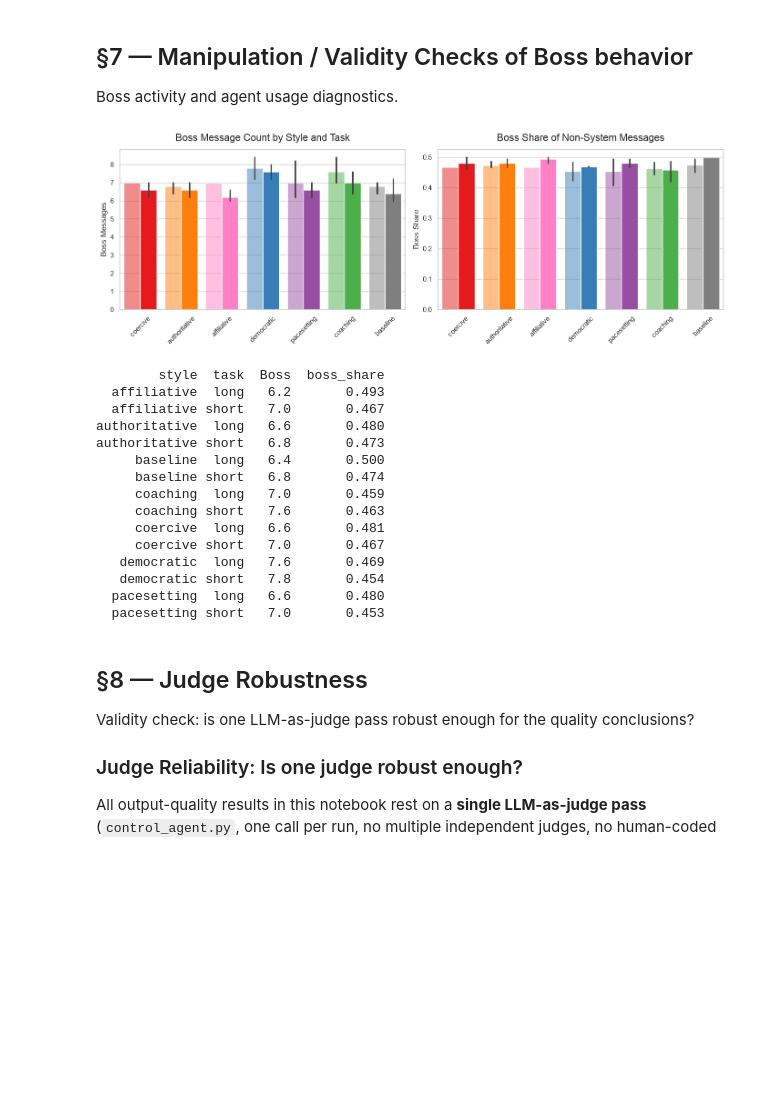
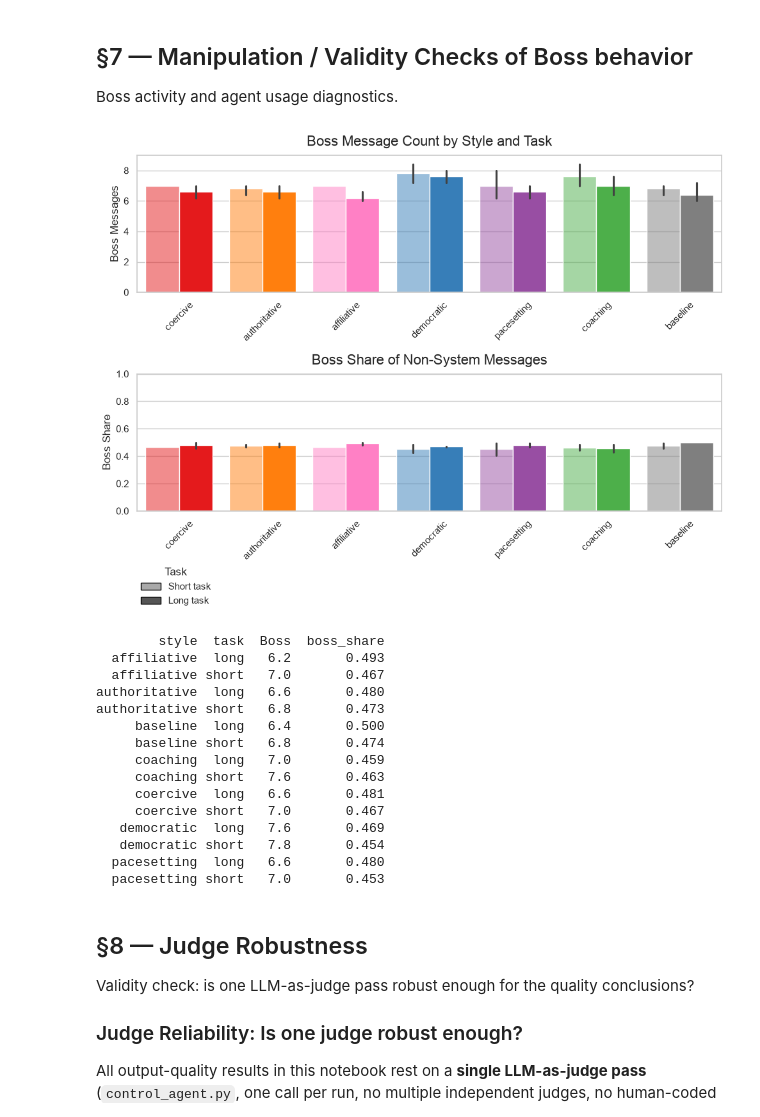
Before and after one commit to helenavioletta/MAS_leadershipstyles, a Jupyter notebook: notebooks/02_validation_check.ipynb, the cells around one changed output. Cells and saved outputs as stored; diff of their text form; code cells hidden in the pictures; blank space fills up the shorter version.

```diff
--- a/notebooks/02_validation_check.ipynb
+++ b/notebooks/02_validation_check.ipynb
@@ -865,0 +882,29 @@ As expected: warm styles (affiliative, coaching) cluster here.
+# %%
+# Identical raw survey scores by style and task
+ident_rows = []
+for style in STYLE_ORDER:
+    for task in ['short', 'long']:
+        subset = df_surv_diag[(df_surv_diag['style'] == style) & (df_surv_diag['task'] == task)]
+        n = len(subset)
+        identical = subset['identical_raw'].sum()
+        pct = (identical / n * 100) if n > 0 else 0
+        ident_rows.append({
+            'style': style,
+            'task': task,
+            'n': n,
+            'identical_runs': identical,
+            'pct': round(pct, 1),
+        })
+
+df_ident_raw = pd.DataFrame(ident_rows)
+print('Identical raw q1–q6 scores by style and task:')
+print(df_ident_raw.to_string(index=False))
+
+overall_ident = df_surv_diag['identical_raw'].sum()
+overall_n = len(df_surv_diag)
+overall_pct = overall_ident / overall_n * 100
+print(f'\nOverall: {overall_ident}/{overall_n} ({overall_pct:.1f}%)')
+
+# Export to CSV
+df_ident_raw.to_csv(TABLES_DIR / '02_identical_raw_scores.csv', index=False)
+print(f'✅ Exported to {TABLES_DIR / "02_identical_raw_scores.csv"}')
@@ -1994,35 +2180,41 @@ for c in non_system:
     if c not in df_pivot.columns:
         df_pivot[c] = 0
 df_pivot['non_system_total'] = df_pivot[non_system].sum(axis=1)
 df_pivot['boss_share'] = df_pivot['Boss'] / df_pivot['non_system_total']
 
-fig, axes = plt.subplots(1, 2, figsize=(14, 5))
+fig, axes = plt.subplots(2, 1, figsize=(10, 7))
+
 sns.barplot(data=df_pivot, x='style', y='Boss', hue='task',
             order=STYLE_ORDER, ax=axes[0], legend=False, hue_order=['short', 'long'])
 color_style_task_bars(axes[0])
 
 axes[0].set_title('Boss Message Count by Style and Task', size=16, y=1.03)
 axes[0].set_ylabel('Boss Messages')
 axes[0].set_xlabel('')
+axes[0].set_ylim(0.0, 9.0)
 axes[0].tick_params(axis='x', rotation=45)
 
 sns.barplot(data=df_pivot, x='style', y='boss_share', hue='task',
             order=STYLE_ORDER, ax=axes[1], legend=False, hue_order=['short', 'long'])
 color_style_task_bars(axes[1])
 
 axes[1].set_title('Boss Share of Non-System Messages', size=16, y=1.03)
 axes[1].set_ylabel('Boss Share')
 axes[1].set_xlabel('')
+axes[1].set_ylim(0.0, 1.0)
 axes[1].tick_params(axis='x', rotation=45)
+
+add_short_long_legend(fig=fig, loc='upper right', bbox_to_anchor=(0.2, 0.03))
+
 plt.tight_layout()
 save_fig('02_boss_share')
 plt.show()
 
 manip_summary = (df_pivot.groupby(['style', 'task'])[['Boss', 'boss_share']]
                          .mean().reset_index().round(3))
 print(manip_summary.to_string(index=False))
 # %% [output]
-[figure, old version]
+[figure, new version]
         style  task  Boss  boss_share
   affiliative  long   6.2       0.493
   affiliative short   7.0       0.467
```
Also changed, not shown: parts of 9 cells of this notebook, 17 other files.
